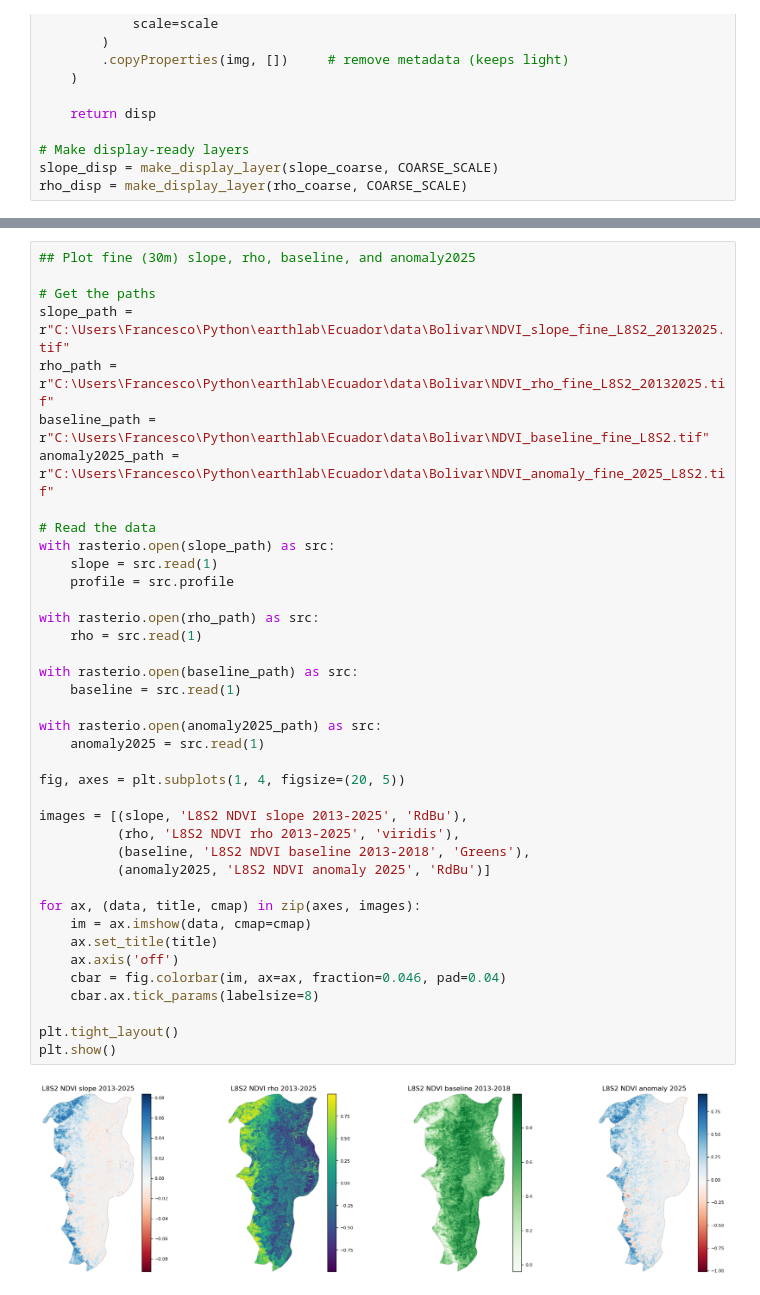
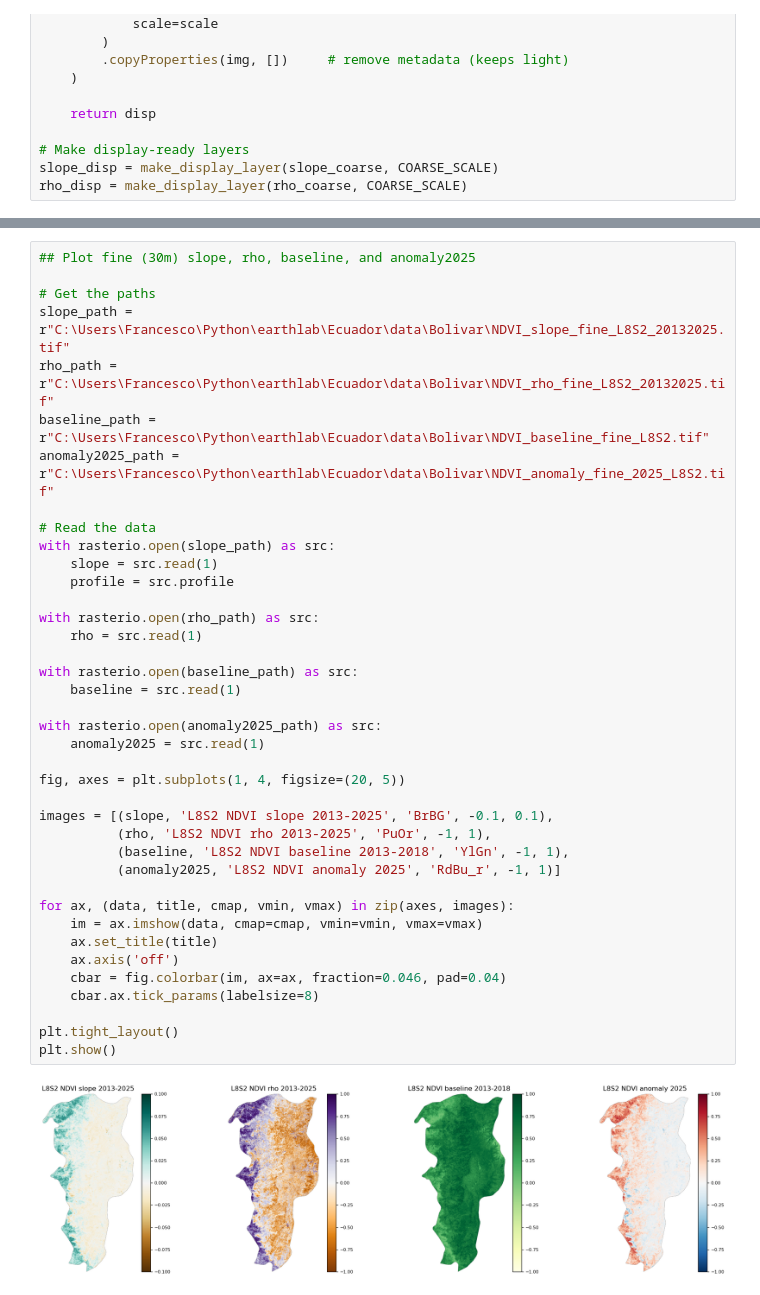
Before and after one commit to francescofustinoni/earthlab, a Jupyter notebook: Ecuador/BolivarProvince/L8S2VegChangeNDVI20132025.ipynb, the cells around one changed output, grey strips where cells are left out. Drawn from its saved outputs; the diff is of its cells as text.

Commit message:
Improvement in the map visualization of the L8S2 NDVI vegetation changes from 2013 to 2025

```diff
--- a/Ecuador/BolivarProvince/L8S2VegChangeNDVI20132025.ipynb
+++ b/Ecuador/BolivarProvince/L8S2VegChangeNDVI20132025.ipynb
@@ -486,37 +498,37 @@ plt.show()
 slope_path = r"C:\Users\Francesco\Python\earthlab\Ecuador\data\Bolivar\NDVI_slope_fine_L8S2_20132025.tif"
 rho_path = r"C:\Users\Francesco\Python\earthlab\Ecuador\data\Bolivar\NDVI_rho_fine_L8S2_20132025.tif"
 baseline_path = r"C:\Users\Francesco\Python\earthlab\Ecuador\data\Bolivar\NDVI_baseline_fine_L8S2.tif"
 anomaly2025_path = r"C:\Users\Francesco\Python\earthlab\Ecuador\data\Bolivar\NDVI_anomaly_fine_2025_L8S2.tif"
 
 # Read the data
 with rasterio.open(slope_path) as src:
     slope = src.read(1)
     profile = src.profile
 
 with rasterio.open(rho_path) as src:
     rho = src.read(1)
 
 with rasterio.open(baseline_path) as src:
     baseline = src.read(1)
 
 with rasterio.open(anomaly2025_path) as src:
     anomaly2025 = src.read(1)
 
 fig, axes = plt.subplots(1, 4, figsize=(20, 5))
 
-images = [(slope, 'L8S2 NDVI slope 2013-2025', 'RdBu'),
-          (rho, 'L8S2 NDVI rho 2013-2025', 'viridis'),
-          (baseline, 'L8S2 NDVI baseline 2013-2018', 'Greens'),
-          (anomaly2025, 'L8S2 NDVI anomaly 2025', 'RdBu')]
+images = [(slope, 'L8S2 NDVI slope 2013-2025', 'BrBG', -0.1, 0.1),
+          (rho, 'L8S2 NDVI rho 2013-2025', 'PuOr', -1, 1),
+          (baseline, 'L8S2 NDVI baseline 2013-2018', 'YlGn', -1, 1),
+          (anomaly2025, 'L8S2 NDVI anomaly 2025', 'RdBu_r', -1, 1)]
 
-for ax, (data, title, cmap) in zip(axes, images):
-    im = ax.imshow(data, cmap=cmap)
+for ax, (data, title, cmap, vmin, vmax) in zip(axes, images):
+    im = ax.imshow(data, cmap=cmap, vmin=vmin, vmax=vmax)
     ax.set_title(title)
     ax.axis('off')
     cbar = fig.colorbar(im, ax=ax, fraction=0.046, pad=0.04)
     cbar.ax.tick_params(labelsize=8)
 
 plt.tight_layout()
 plt.show()
 # %% [output]
-[figure, old version]
+[figure, new version]
```
Also changed, not shown: parts of 5 cells of this notebook.
